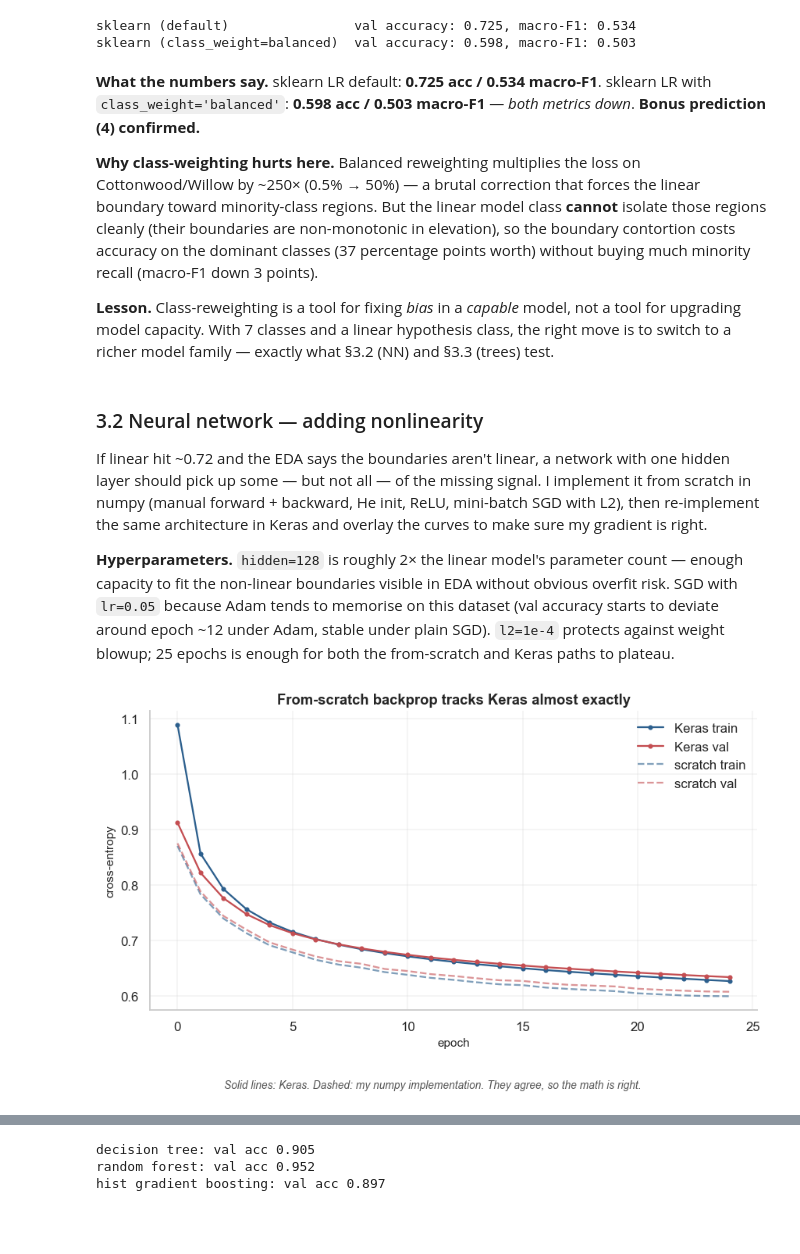
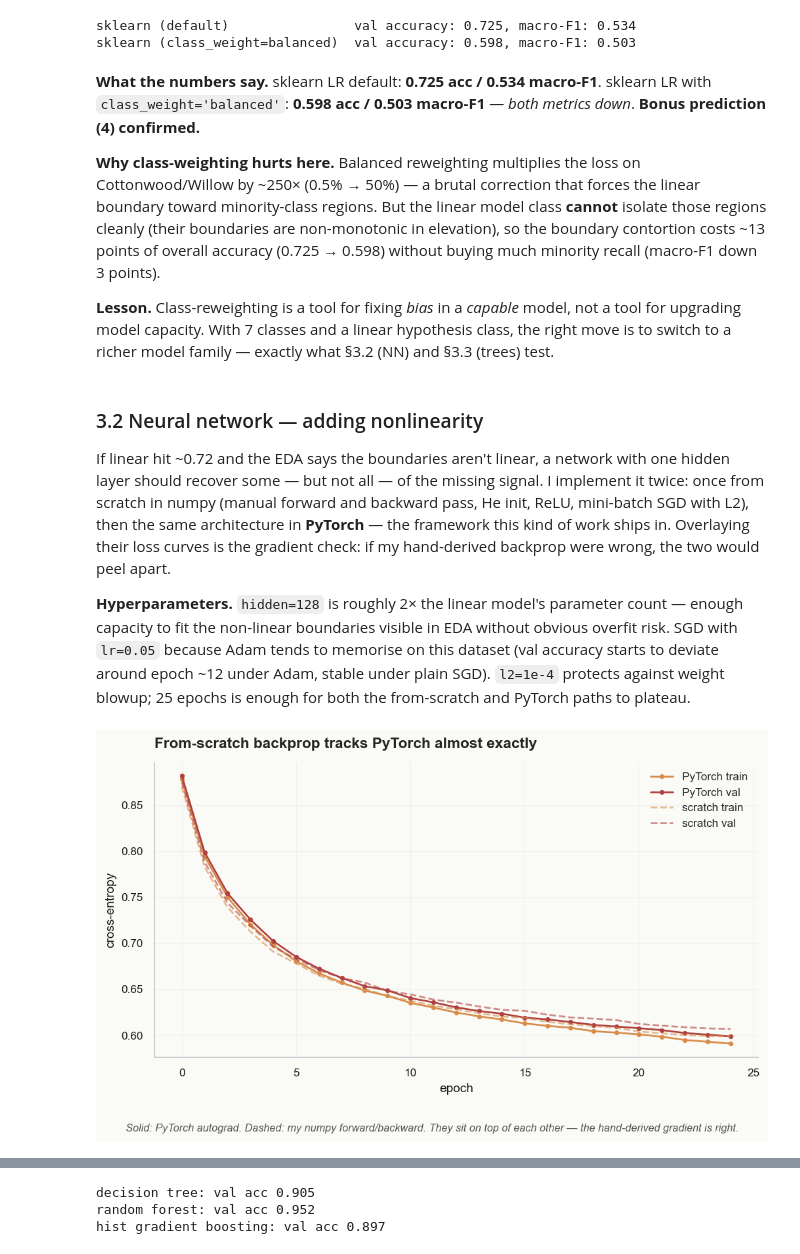
Before and after one commit to Ahmad-Jaradat-Space/forest-cover-type, a Jupyter notebook: notebook.ipynb, the cells around one changed output, grey strips where cells are left out. Saved outputs shown, nothing was run; the diff lists cells and outputs as text; code cells hidden in the pictures; blank space fills up the shorter version.

```diff
--- a/notebook.ipynb
+++ b/notebook.ipynb
@@ -229,69 +255,45 @@ sklearn (class_weight=balanced)  val accuracy: 0.598, macro-F1: 0.503
 # %% [markdown]
 **What the numbers say.** sklearn LR default: **0.725 acc / 0.534 macro-F1**. sklearn LR with `class_weight='balanced'`: **0.598 acc / 0.503 macro-F1** — *both metrics down*. **Bonus prediction (4) confirmed.**
 
-**Why class-weighting hurts here.** Balanced reweighting multiplies the loss on Cottonwood/Willow by ~250× (0.5% → 50%) — a brutal correction that forces the linear boundary toward minority-class regions. But the linear model class **cannot** isolate those regions cleanly (their boundaries are non-monotonic in elevation), so the boundary contortion costs accuracy on the dominant classes (37 percentage points worth) without buying much minority recall (macro-F1 down 3 points).
+**Why class-weighting hurts here.** Balanced reweighting multiplies the loss on Cottonwood/Willow by ~250× (0.5% → 50%) — a brutal correction that forces the linear boundary toward minority-class regions. But the linear model class **cannot** isolate those regions cleanly (their boundaries are non-monotonic in elevation), so the boundary contortion costs ~13 points of overall accuracy (0.725 → 0.598) without buying much minority recall (macro-F1 down 3 points).
 
 **Lesson.** Class-reweighting is a tool for fixing *bias* in a *capable* model, not a tool for upgrading model capacity. With 7 classes and a linear hypothesis class, the right move is to switch to a richer model family — exactly what §3.2 (NN) and §3.3 (trees) test.
 # %% [markdown]
 ### 3.2 Neural network — adding nonlinearity
 
 If linear hit ~0.72 and the EDA says the boundaries aren't linear, a
-network with one hidden layer should pick up some — but not all — of
-the missing signal. I implement it from scratch in numpy (manual
-forward + backward, He init, ReLU, mini-batch SGD with L2), then
-re-implement the same architecture in Keras and overlay the curves to
-make sure my gradient is right.
+network with one hidden layer should recover some — but not all — of the
+missing signal. I implement it twice: once from scratch in numpy (manual
+forward and backward pass, He init, ReLU, mini-batch SGD with L2), then
+the same architecture in **PyTorch** — the framework this kind of work
+ships in. Overlaying their loss curves is the gradient check: if my
+hand-derived backprop were wrong, the two would peel apart.
 
-**Hyperparameters.** `hidden=128` is roughly 2× the linear model's parameter count — enough capacity to fit the non-linear boundaries visible in EDA without obvious overfit risk. SGD with `lr=0.05` because Adam tends to memorise on this dataset (val accuracy starts to deviate around epoch ~12 under Adam, stable under plain SGD). `l2=1e-4` protects against weight blowup; 25 epochs is enough for both the from-scratch and Keras paths to plateau.
+**Hyperparameters.** `hidden=128` is roughly 2× the linear model's parameter count — enough capacity to fit the non-linear boundaries visible in EDA without obvious overfit risk. SGD with `lr=0.05` because Adam tends to memorise on this dataset (val accuracy starts to deviate around epoch ~12 under Adam, stable under plain SGD). `l2=1e-4` protects against weight blowup; 25 epochs is enough for both the from-scratch and PyTorch paths to plateau.
 # %%
 nn_scratch = models.SoftmaxNN(
     n_classes=7, hidden=128, lr=0.05, l2=1e-4, epochs=25, batch=512, seed=0
 ).fit(Xs, ys, X_val, y_val)
 
-import os
-os.environ["TF_CPP_MIN_LOG_LEVEL"] = "3"
-import tensorflow as tf
-tf.get_logger().setLevel("ERROR")
-tf.random.set_seed(0)
+# Same architecture in PyTorch (runs on Apple-Silicon MPS / CUDA / CPU).
+nn_torch = models.TorchMLP(
+    n_classes=7, hidden=128, lr=0.05, l2=1e-4, epochs=25, batch=512, seed=0
+).fit(Xs, ys, X_val, y_val)
 
-nn_keras = tf.keras.Sequential([
-    tf.keras.layers.Input(shape=(X_train.shape[1],)),
-    tf.keras.layers.Dense(128, activation="relu",
-        kernel_initializer="he_normal",
-        kernel_regularizer=tf.keras.regularizers.l2(1e-4)),
-    tf.keras.layers.Dense(7, activation="softmax",
-        kernel_regularizer=tf.keras.regularizers.l2(1e-4)),
-])
-nn_keras.compile(
-    optimizer=tf.keras.optimizers.SGD(0.05),
-    loss="sparse_categorical_crossentropy",
-    metrics=["accuracy"],
-)
-hist = nn_keras.fit(
-    Xs, ys, validation_data=(X_val, y_val),
-    epochs=25, batch_size=512, verbose=0,
-)
+sc, to = nn_scratch.history, nn_torch.history
+ep = [h["epoch"] for h in sc]
 
 fig, ax = plt.subplots(figsize=(8, 4.5))
-epochs = range(len(hist.history["loss"]))
-ax.plot(epochs, hist.history["loss"], "-o", ms=3, color=plots.ACCENT,
-        label="Keras train")
-ax.plot(epochs, hist.history["val_loss"], "-o", ms=3, color=plots.WARN,
-        label="Keras val")
-ax.plot([h["epoch"] for h in nn_scratch.history],
-        [h["train_loss"] for h in nn_scratch.history],
-        "--", color=plots.ACCENT, alpha=0.6, label="scratch train")
-ax.plot([h["epoch"] for h in nn_scratch.history],
-        [h["val_loss"] for h in nn_scratch.history],
-        "--", color=plots.WARN, alpha=0.6, label="scratch val")
-ax.set_xlabel("epoch")
-ax.set_ylabel("cross-entropy")
-ax.set_title("From-scratch backprop tracks Keras almost exactly")
+ax.plot(ep, [h["train_loss"] for h in to], "-o", ms=3, color=plots.ACCENT, label="PyTorch train")
+ax.plot(ep, [h["val_loss"]   for h in to], "-o", ms=3, color=plots.WARN,   label="PyTorch val")
+ax.plot(ep, [h["train_loss"] for h in sc], "--", color=plots.ACCENT, alpha=0.6, label="scratch train")
+ax.plot(ep, [h["val_loss"]   for h in sc], "--", color=plots.WARN,   alpha=0.6, label="scratch val")
+ax.set_xlabel("epoch"); ax.set_ylabel("cross-entropy")
+ax.set_title("From-scratch backprop tracks PyTorch almost exactly")
 ax.legend()
-plots.caption(fig, "Solid lines: Keras. Dashed: my numpy implementation. They agree, so the math is right.")
-plt.tight_layout()
-plt.show()
-print(f"NN scratch val acc: {(nn_scratch.predict(X_val) == y_val).mean():.3f}")
-print(f"NN keras   val acc: {hist.history['val_accuracy'][-1]:.3f}")
+plots.caption(fig, "Solid: PyTorch autograd. Dashed: my numpy forward/backward. They sit on top of each other — the hand-derived gradient is right.")
+plt.tight_layout(); plt.show()
+print(f"NN scratch  val acc: {(nn_scratch.predict(X_val) == y_val).mean():.3f}")
+print(f"NN PyTorch  val acc: {(nn_torch.predict(X_val) == y_val).mean():.3f}")
 # %% [output]
-[figure, old version]
+[figure, new version]
```
Also changed, not shown: parts of 36 cells of this notebook, 14 other files.
